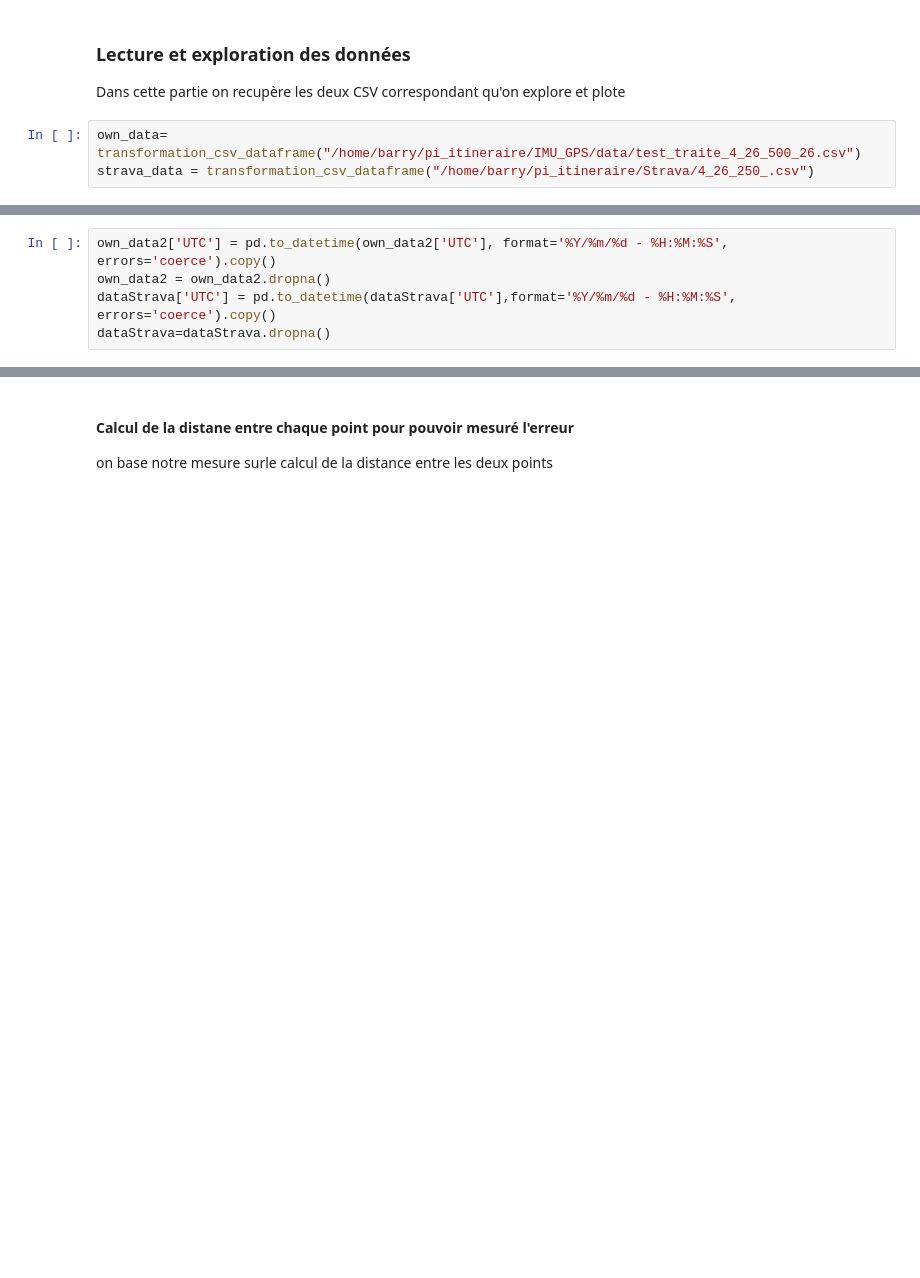
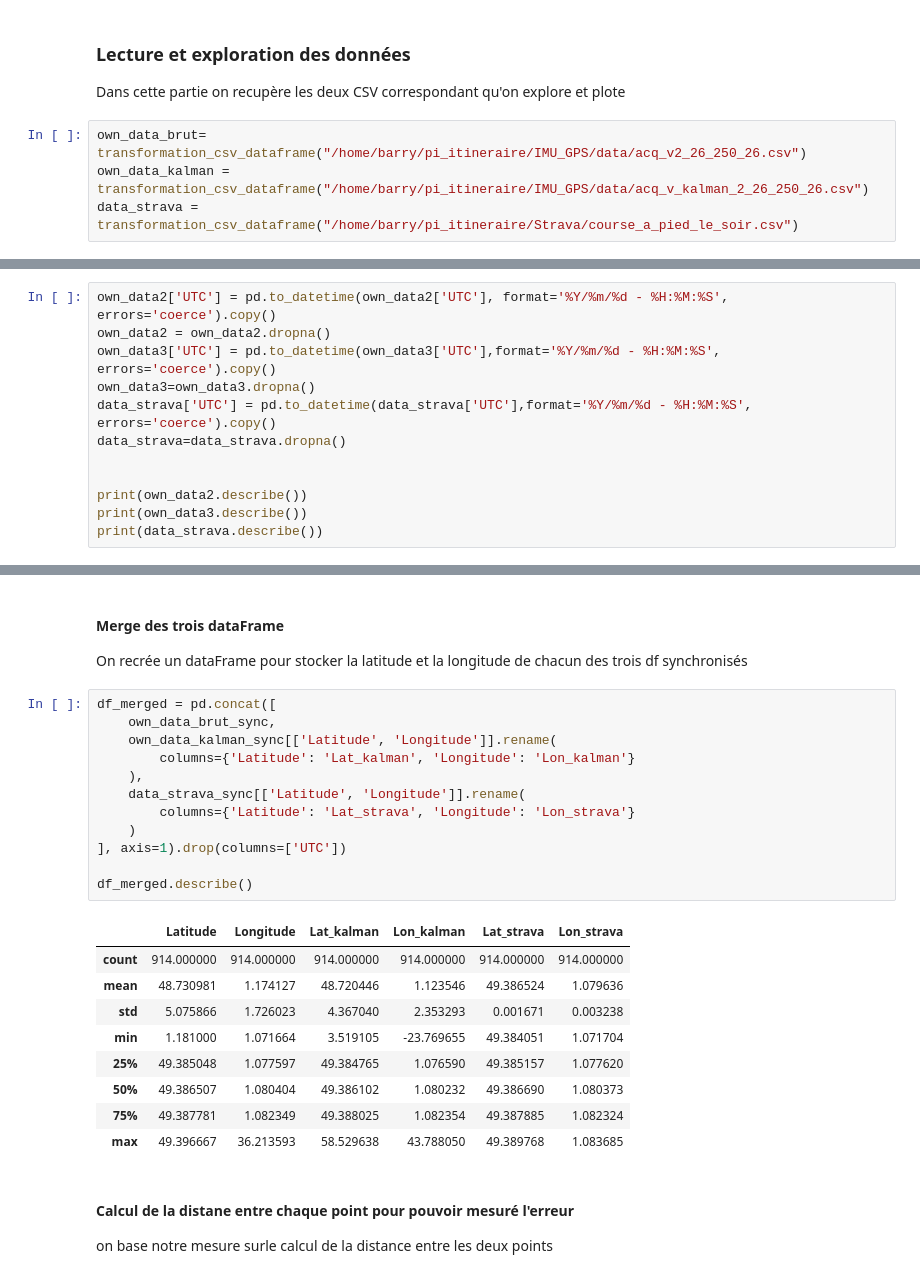
Before and after one commit to MaissaBenSethoum/Projet_Itineraire, a Jupyter notebook: IMU_GPS/postprocessing/comparaison_strava_data.ipynb, the cells around one changed output, grey strips where cells are left out. Saved outputs shown, nothing was run; the diff lists cells and outputs as text; blank space fills up the shorter version.

```diff
--- a/IMU_GPS/postprocessing/comparaison_strava_data.ipynb
+++ b/IMU_GPS/postprocessing/comparaison_strava_data.ipynb
@@ -16,6 +16,7 @@ rayon_terre = 6371000 #rayon de la terre en m
 ### Lecture et exploration des données
 Dans cette partie on recupère les deux CSV correspondant qu'on explore et plote
 # %%
-own_data= transformation_csv_dataframe("/home/barry/pi_itineraire/IMU_GPS/data/test_traite_4_26_500_26.csv")
-strava_data = transformation_csv_dataframe("/home/barry/pi_itineraire/Strava/4_26_250_.csv")
+own_data_brut= transformation_csv_dataframe("/home/barry/pi_itineraire/IMU_GPS/data/acq_v2_26_250_26.csv")
+own_data_kalman = transformation_csv_dataframe("/home/barry/pi_itineraire/IMU_GPS/data/acq_v_kalman_2_26_250_26.csv")
+data_strava = transformation_csv_dataframe("/home/barry/pi_itineraire/Strava/course_a_pied_le_soir.csv")
 # %%
@@ -55,5 +70,12 @@ faire la moyenne de toutes les valeurs sur acquise en une acquisition de strava
 # %%
 own_data2['UTC'] = pd.to_datetime(own_data2['UTC'], format='%Y/%m/%d - %H:%M:%S', errors='coerce').copy()
 own_data2 = own_data2.dropna()
-dataStrava['UTC'] = pd.to_datetime(dataStrava['UTC'],format='%Y/%m/%d - %H:%M:%S', errors='coerce').copy()
-dataStrava=dataStrava.dropna()
+own_data3['UTC'] = pd.to_datetime(own_data3['UTC'],format='%Y/%m/%d - %H:%M:%S', errors='coerce').copy()
+own_data3=own_data3.dropna()
+data_strava['UTC'] = pd.to_datetime(data_strava['UTC'],format='%Y/%m/%d - %H:%M:%S', errors='coerce').copy()
+data_strava=data_strava.dropna()
+
+
+print(own_data2.describe())
+print(own_data3.describe())
+print(data_strava.describe())
@@ -90,3 +153,28 @@ df_merged.head()
+# %% [markdown]
+#### Merge des trois dataFrame
+On recrée un dataFrame pour stocker la latitude et la longitude de chacun des trois df synchronisés
+# %%
+df_merged = pd.concat([
+    own_data_brut_sync,
+    own_data_kalman_sync[['Latitude', 'Longitude']].rename(
+        columns={'Latitude': 'Lat_kalman', 'Longitude': 'Lon_kalman'}
+    ),
+    data_strava_sync[['Latitude', 'Longitude']].rename(
+        columns={'Latitude': 'Lat_strava', 'Longitude': 'Lon_strava'}
+    )
+], axis=1).drop(columns=['UTC'])
+
+df_merged.describe()
+# %% [output]
+|  | Latitude | Longitude | Lat_kalman | Lon_kalman | Lat_strava | Lon_strava |
+| count | 914.000000 | 914.000000 | 914.000000 | 914.000000 | 914.000000 | 914.000000 |
+| mean | 48.730981 | 1.174127 | 48.720446 | 1.123546 | 49.386524 | 1.079636 |
+| std | 5.075866 | 1.726023 | 4.367040 | 2.353293 | 0.001671 | 0.003238 |
+| min | 1.181000 | 1.071664 | 3.519105 | -23.769655 | 49.384051 | 1.071704 |
+| 25% | 49.385048 | 1.077597 | 49.384765 | 1.076590 | 49.385157 | 1.077620 |
+| 50% | 49.386507 | 1.080404 | 49.386102 | 1.080232 | 49.386690 | 1.080373 |
+| 75% | 49.387781 | 1.082349 | 49.388025 | 1.082354 | 49.387885 | 1.082324 |
+| max | 49.396667 | 36.213593 | 58.529638 | 43.788050 | 49.389768 | 1.083685 |
 # %% [markdown]
 #### Calcul de la distane entre chaque point pour pouvoir mesuré l'erreur
 on base notre mesure surle calcul de la distance entre les deux points
```
Also changed, not shown: parts of 12 cells of this notebook, 8 other files.
